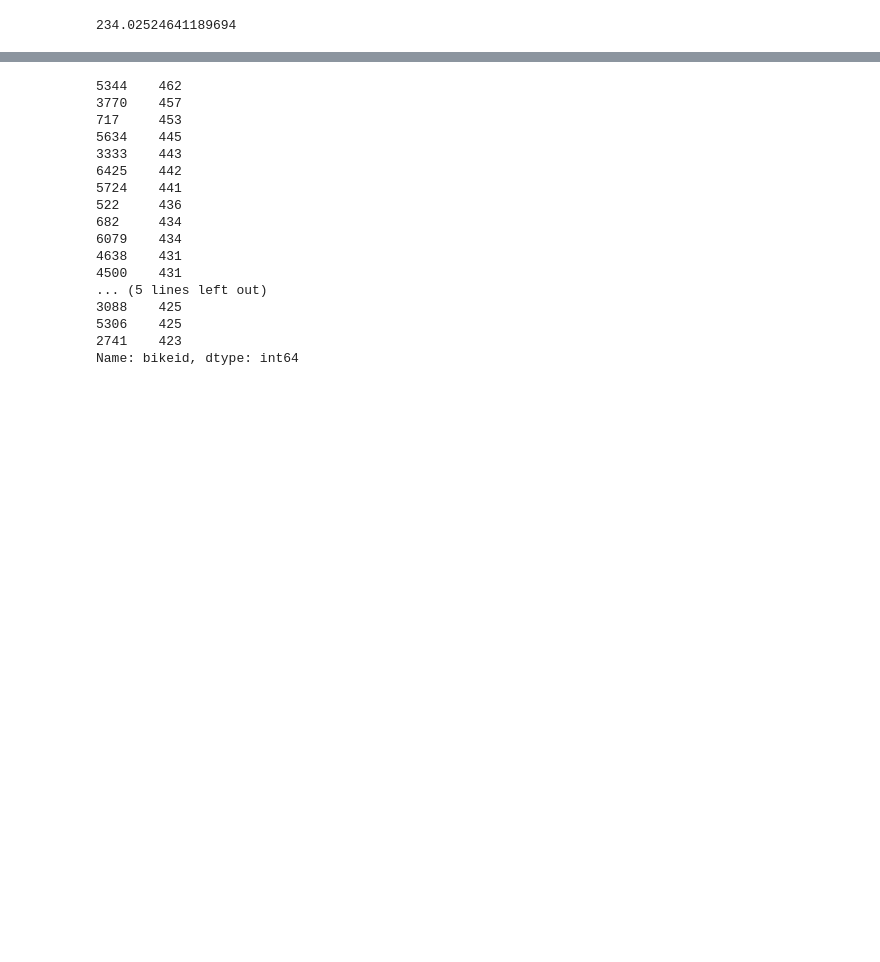
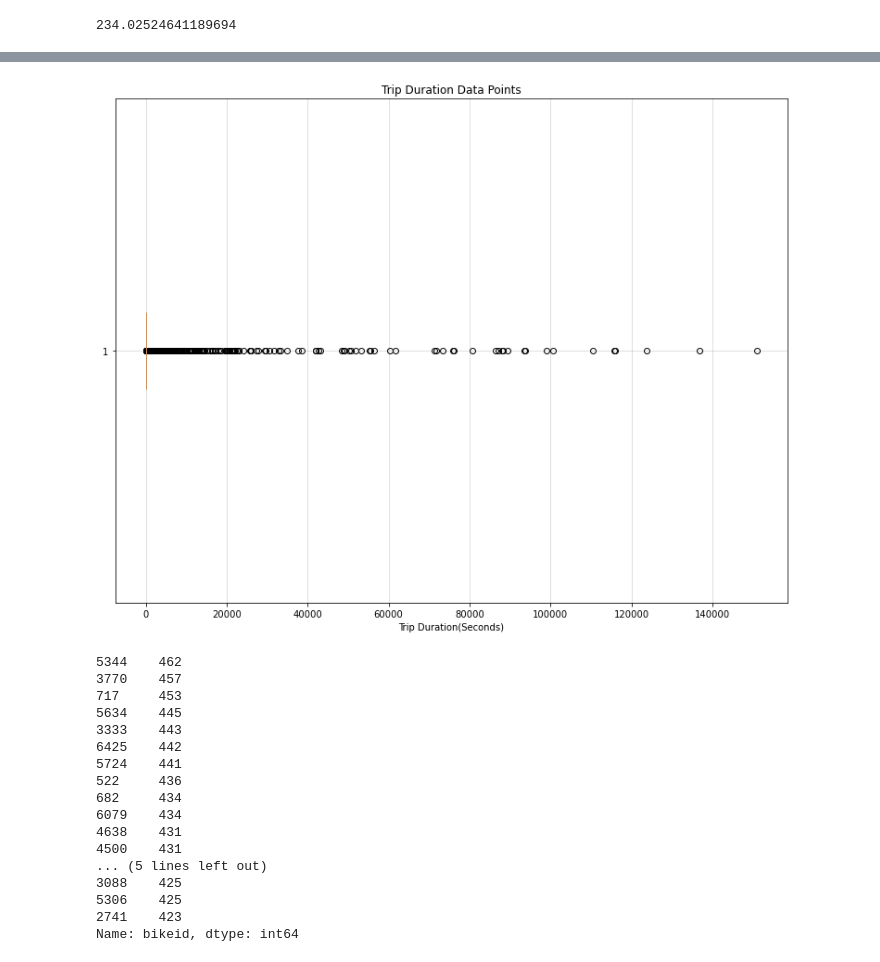
Before and after one commit to ruthhinkle/divvy-analysis, a Jupyter notebook: DIVVY_ANEHER3.ipynb, the cells around one changed output, grey strips where cells are left out. Saved outputs shown, nothing was run; the diff lists cells and outputs as text; code cells hidden in the pictures; blank space fills up the shorter version.

```diff
--- a/DIVVY_ANEHER3.ipynb
+++ b/DIVVY_ANEHER3.ipynb
@@ -140,3 +173,12 @@ TypeError: unsupported operand type(s) for /: 'str' and 'int'
+# %%
+plt.figure(figsize=(13,10))
+plt.boxplot(divvy_df['time difference'], vert=False)
+plt.title("Trip Duration Data Points")
+plt.xlabel("Trip Duration(Seconds)")
+plt.grid(True, alpha=.5)
+plt.show()
+# %% [output]
+[figure, added]
 # %%
 popular_bikes = divvy_df['bikeid'].value_counts().head(20)
 popular_bikes
```
Also changed, not shown: parts of 40 cells of this notebook.
